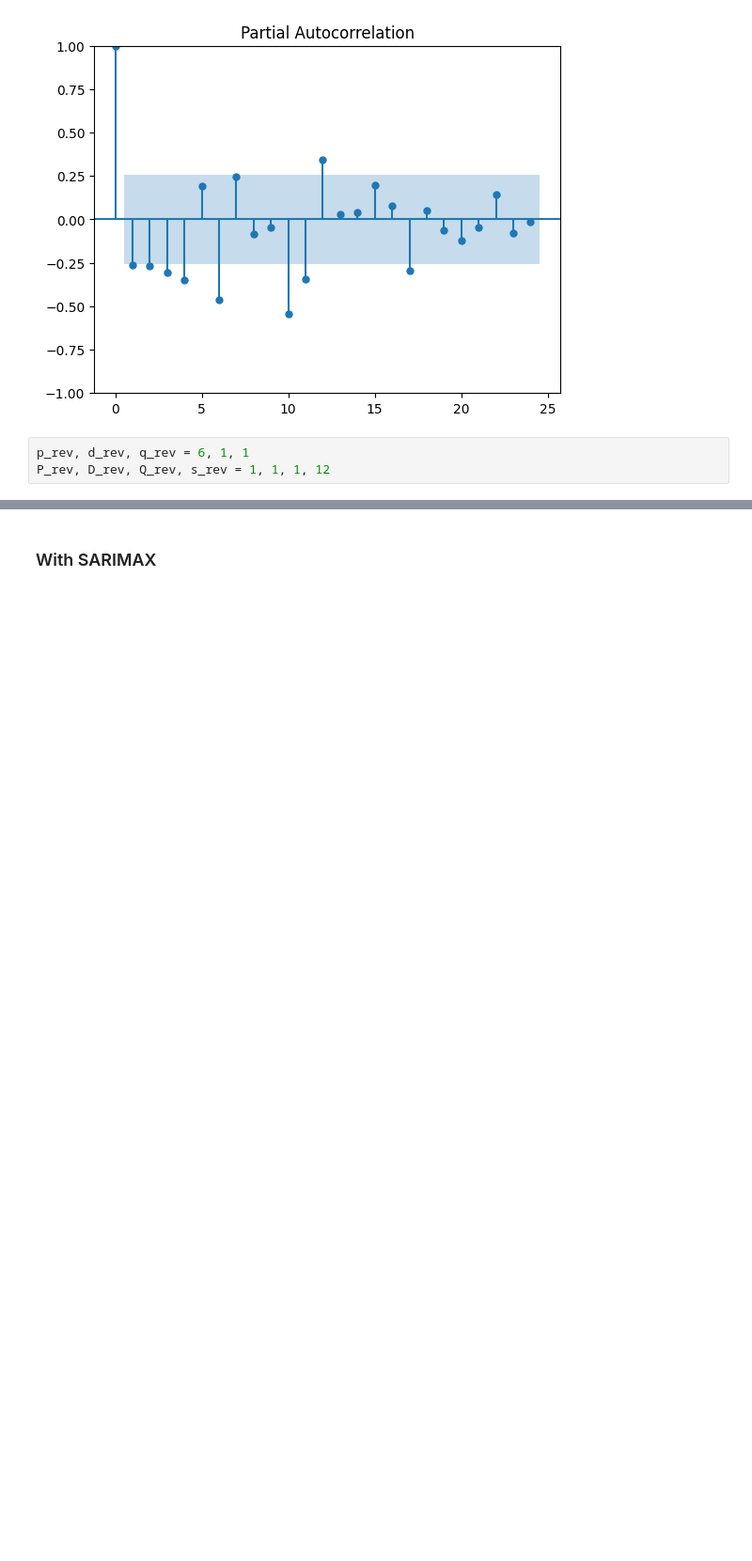
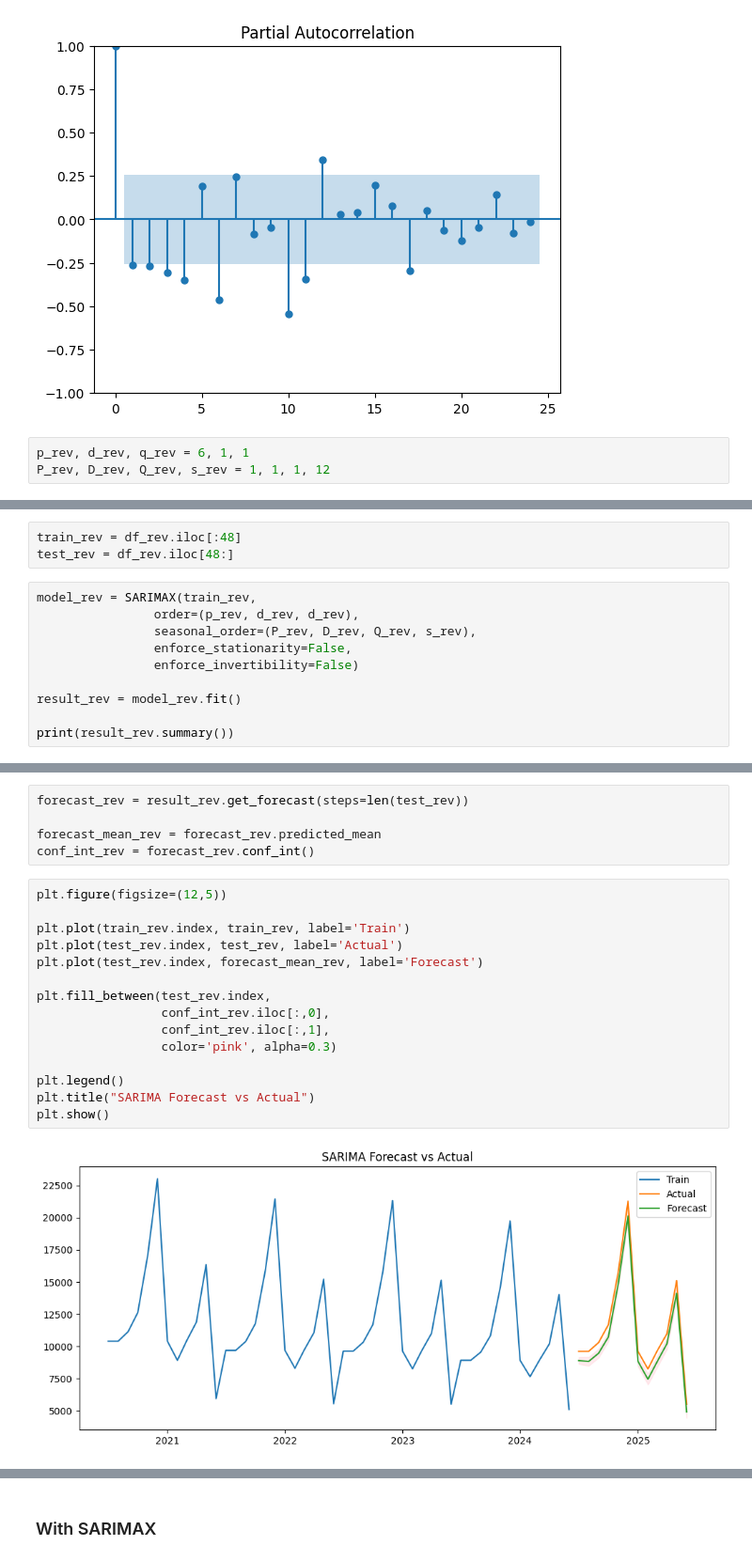
Before and after one commit to Mahir-Uddin0/OuterRim-revenue-forecasting-project, a Jupyter notebook: forecasting.ipynb, the cells around one changed output, grey strips where cells are left out. Shown at 94% size. Cells and saved outputs as stored; diff of their text form; blank space fills up the shorter version.

```diff
--- a/forecasting.ipynb
+++ b/forecasting.ipynb
@@ -437,0 +300,13 @@ MAPE : 7.80%
+# %%
+train_rev = df_rev.iloc[:48]
+test_rev = df_rev.iloc[48:]
+# %%
+model_rev = SARIMAX(train_rev,
+                order=(p_rev, d_rev, d_rev),
+                seasonal_order=(P_rev, D_rev, Q_rev, s_rev),
+                enforce_stationarity=False,
+                enforce_invertibility=False)
+
+result_rev = model_rev.fit()
+
+print(result_rev.summary())
@@ -437,0 +331,22 @@ MAPE : 7.80%
+# %%
+forecast_rev = result_rev.get_forecast(steps=len(test_rev))
+
+forecast_mean_rev = forecast_rev.predicted_mean
+conf_int_rev = forecast_rev.conf_int()
+# %%
+plt.figure(figsize=(12,5))
+
+plt.plot(train_rev.index, train_rev, label='Train')
+plt.plot(test_rev.index, test_rev, label='Actual')
+plt.plot(test_rev.index, forecast_mean_rev, label='Forecast')
+
+plt.fill_between(test_rev.index,
+                 conf_int_rev.iloc[:,0],
+                 conf_int_rev.iloc[:,1],
+                 color='pink', alpha=0.3)
+
+plt.legend()
+plt.title("SARIMA Forecast vs Actual")
+plt.show()
+# %% [output]
+[figure, added]
```
Also changed, not shown: parts of 61 cells of this notebook.
